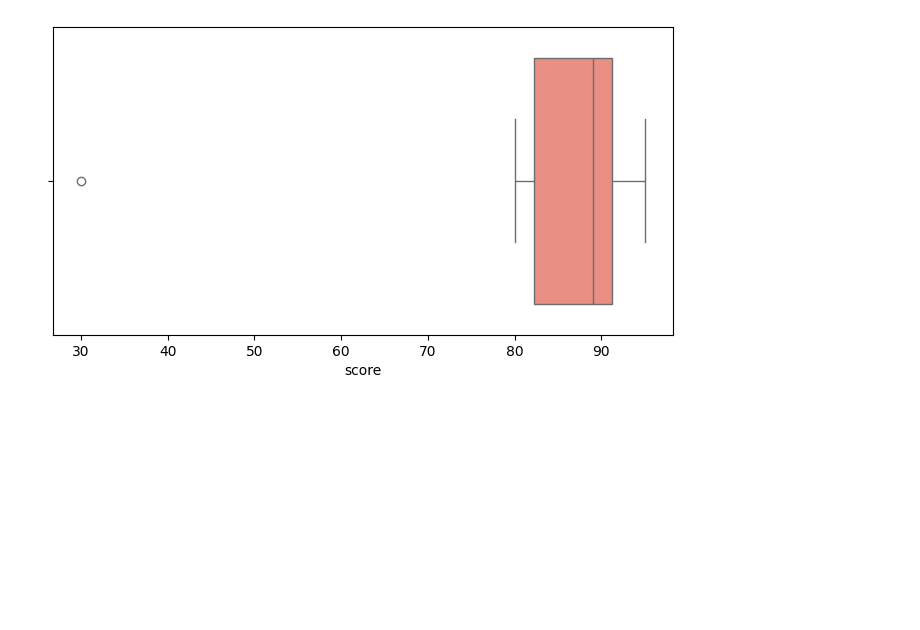
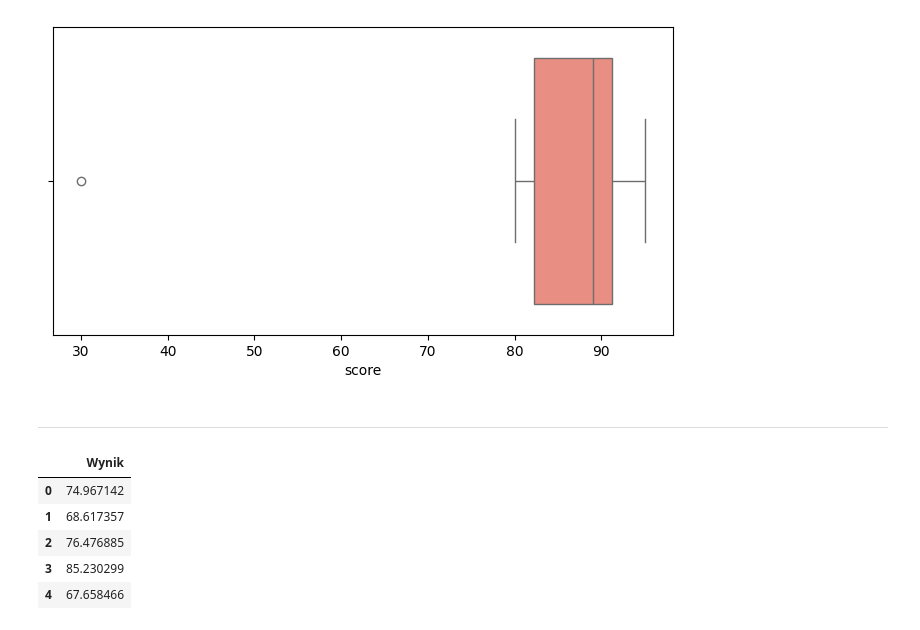
Before and after one commit to rajkonkret/analiza_danych_9_09_2026, a Jupyter notebook: analiza_danych_9_09_2026_zad2.ipynb, the cells around one changed output. Cells and saved outputs as stored; diff of their text form; code cells hidden in the pictures; blank space fills up the shorter version.

```diff
--- a/analiza_danych_9_09_2026_zad2.ipynb
+++ b/analiza_danych_9_09_2026_zad2.ipynb
@@ -2004,3 +2004,5 @@ sns.boxplot(x=df['score'], color="salmon")
 # %% [output]
 <Axes: xlabel='score'>
 [figure]
+# %% [markdown]
+----
@@ -2006,0 +2016,10 @@ sns.boxplot(x=df['score'], color="salmon")
+# %%
+df = pd.DataFrame({"Wynik": dane})
+df.head()
+# %% [output]
+|  | Wynik |
+| 0 | 74.967142 |
+| 1 | 68.617357 |
+| 2 | 76.476885 |
+| 3 | 85.230299 |
+| 4 | 67.658466 |
```
Also changed, not shown: parts of 9 cells of this notebook.
